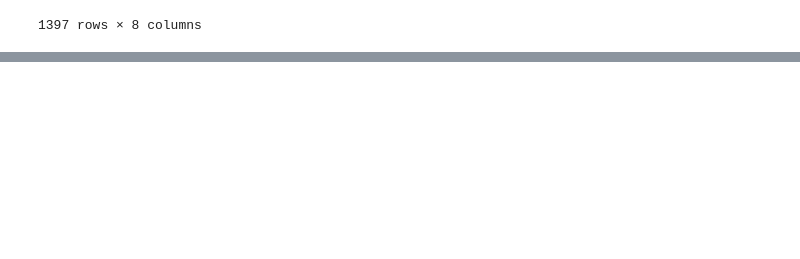
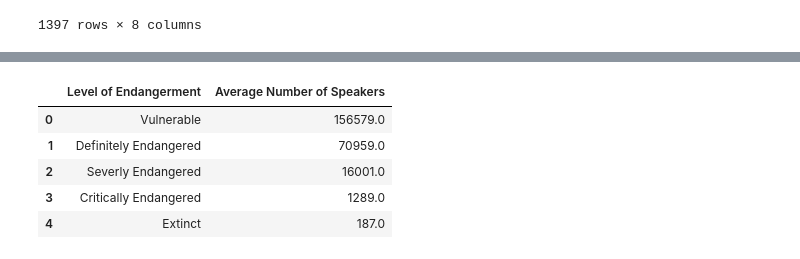
Before and after one commit to JessH09/-Voices-at-Risk-Exploring-the-Crisis-of-Endangered-Languages-, a Jupyter notebook: languages.ipynb, the cells around one changed output, grey strips where cells are left out. Drawn from its saved outputs; the diff is of its cells as text; code cells hidden in the pictures; blank space fills up the shorter version.

```diff
--- a/languages.ipynb
+++ b/languages.ipynb
@@ -56,0 +40,46 @@ dtype: object
+# %%
+vulnerable = []
+definitely_endangered = []
+severley_endangered = []
+critically_endangered = []
+extinct = []
+
+for index, row in language_df.iterrows():
+    if row['Degree of endangerment'] == 'Vulnerable':
+        vulnerable.append(row)
+    elif row['Degree of endangerment'] == 'Definitely endangered':
+        definitely_endangered.append(row)
+    elif row['Degree of endangerment'] == 'Severely endangered':
+        severley_endangered.append(row)
+    elif row['Degree of endangerment'] == 'Critically endangered':
+        critically_endangered.append(row)
+    elif row['Degree of endangerment'] == 'Extinct':
+        extinct.append(row)
+# %%
+vulnerable_df = pd.DataFrame(vulnerable)
+mean_speakers_vulnerable = vulnerable_df['Number of speakers'].mean().round()
+
+definitely_endangered_df = pd.DataFrame(definitely_endangered)
+mean_speakers_definitely = definitely_endangered_df['Number of speakers'].mean().round()
+
+severley_endangered_df= pd.DataFrame(severley_endangered)
+mean_speakers_severly = severley_endangered_df['Number of speakers'].mean().round()
+
+critically_endangered_df = pd.DataFrame(critically_endangered)
+mean_speakers_critically = critically_endangered_df['Number of speakers'].mean().round()
+
+extinct_df = pd.DataFrame(extinct)
+mean_speakers_extinct= extinct_df['Number of speakers'].mean().round()
+# %%
+data = {'Level of Endangerment': ['Vulnerable', 'Definitely Endangered', 'Severly Endangered', 'Critically Endangered', 'Extinct'],
+            'Average Number of Speakers': [mean_speakers_vulnerable, mean_speakers_definitely, mean_speakers_severly, mean_speakers_critically,mean_speakers_extinct]}
+
+speaker_df = pd.DataFrame(data)
+speaker_df
+# %% [output]
+|  | Level of Endangerment | Average Number of Speakers |
+| 0 | Vulnerable | 156579.0 |
+| 1 | Definitely Endangered | 70959.0 |
+| 2 | Severly Endangered | 16001.0 |
+| 3 | Critically Endangered | 1289.0 |
+| 4 | Extinct | 187.0 |
```
Also changed, not shown: parts of 5 cells of this notebook.
